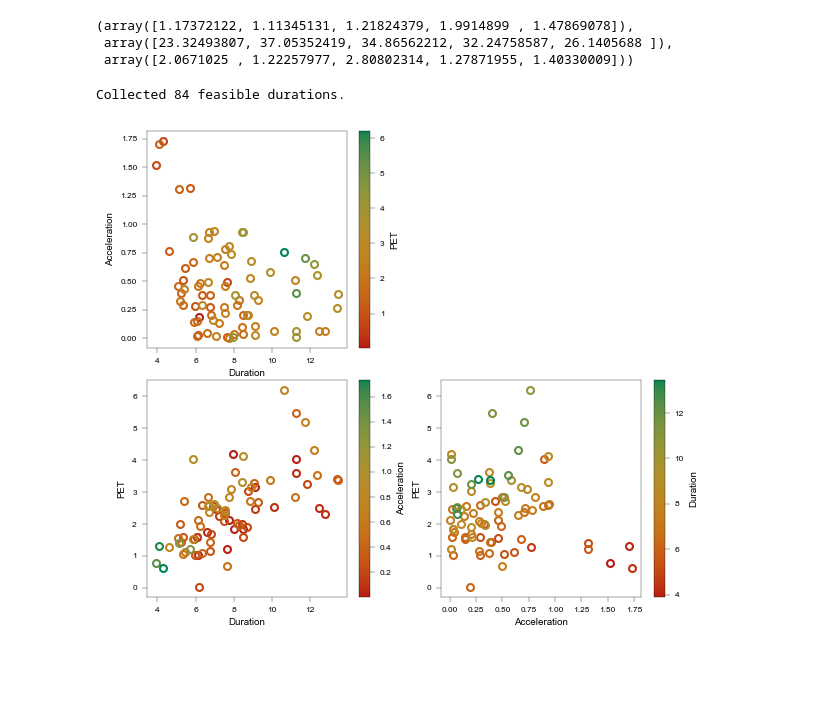
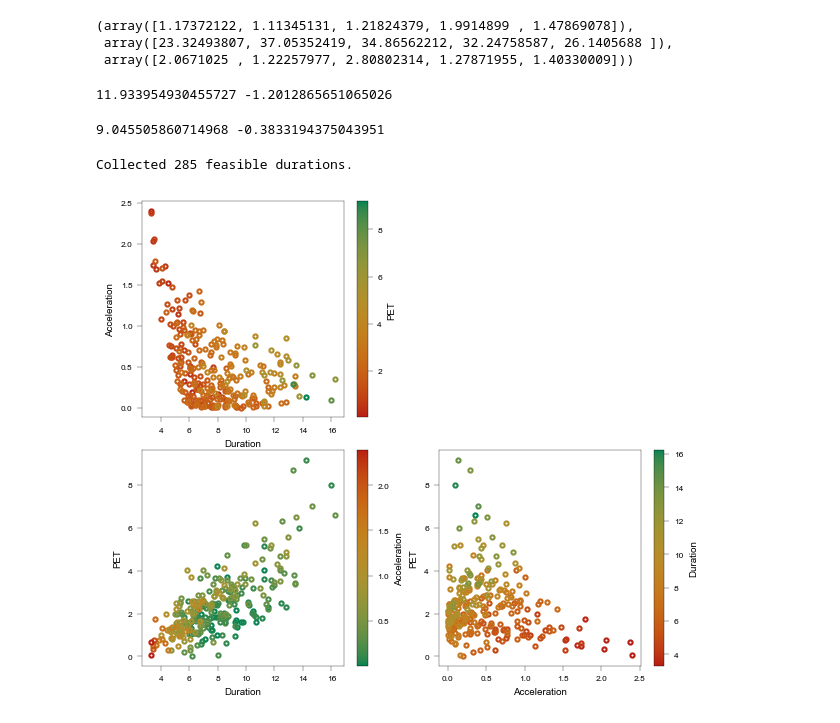
Before and after one commit to EPFL-ENAC/LUTS-pneuma-simulator, a Jupyter notebook: notebooks/discrete.ipynb, the cells around one changed output. Drawn from its saved outputs; the diff is of its cells as text; code cells hidden in the pictures; blank space fills up the shorter version.

```diff
--- a/notebooks/discrete.ipynb
+++ b/notebooks/discrete.ipynb
@@ -948,7 +947,7 @@ c_lam, c_v0 * factor, c_s0
 # %%
 seed = 1024
 rng = default_rng(seed)
-epochs = 500  # number of samples per scenario
+epochs = 1500  # number of samples per scenario
 verbose = False
 Dt_list = []
 PET_list = []
@@ -1060,7 +1059,9 @@ for _ in trange(epochs):
 Dt_array = np.array(Dt_list)
 print(f"Collected {len(Dt_array)} feasible durations.")
 # %% [output]
-Collected 84 feasible durations.
+11.933954930455727 -1.2012865651065026
+9.045505860714968 -0.3833194375043951
+Collected 285 feasible durations.
 # %%
 PET_array = np.array(PET_list)
 a_array = np.array(a_list)
@@ -1069,46 +1070,60 @@ A = Dt_array[mask]
 B = PET_array[mask]
 C = a_array[mask]
 # %%
+%matplotlib inline
 fig, axes = plt.subplots(2, 2, figsize=(6, 5))
 fig.delaxes(axes[0, 1])  # corner layout
 
 
-def plot_rings(ax, x, y, color_var, cmap, xlabel, ylabel, color_label, markersize=5, lw=1.5):
+def plot_rings(
+    ax, x, y, color_var, cmap, xlabel, ylabel, color_label,
+    markersize=3, lw=1.5, reverse_cmap=False, reverse_order=False
+):
+    # optionally flip cmap
+    if reverse_cmap:
+        cmap = cmap.reversed()
+
+    # optionally flip drawing order
     idx = np.argsort(color_var)
+    if reverse_order:
+        idx = idx[::-1]
+
     norm = Normalize(vmin=color_var.min(), vmax=color_var.max())
     for xi, yi, ci in zip(x[idx], y[idx], color_var[idx]):
         ax.plot(
-            xi,
-            yi,
+            xi, yi,
             marker="o",
             fillstyle="none",
             markersize=markersize,
             markeredgecolor=cmap(norm(ci)),
             markeredgewidth=lw,
             linestyle="None",
             zorder=10,
         )
+
     ax.set_xlabel(xlabel)
     ax.set_ylabel(ylabel)
-    # ScalarMappable for colorbar
+
+    # colorbar
     sm = ScalarMappable(cmap=cmap, norm=norm)
     sm.set_array([])
     fig.colorbar(sm, ax=ax, label=color_label)
 
 
+
 # Top-left: Duration vs Acceleration, color = PET
-plot_rings(axes[0, 0], A, C, B, cmap, "Duration", "Acceleration", color_label="PET")
+plot_rings(axes[0, 0], A, C, B, cmap, "Duration", "Acceleration", color_label="PET", reverse_order=False)
 
 # Bottom-left: Duration vs PET, color = Acceleration
-plot_rings(axes[1, 0], A, B, C, cmap, "Duration", "PET", color_label="Acceleration")
+plot_rings(axes[1, 0], A, B, C, cmap.reversed(), "Duration", "PET", color_label="Acceleration", reverse_order=False)
 
 # Bottom-right: Acceleration vs PET, color = Duration
-plot_rings(axes[1, 1], C, B, A, cmap, "Acceleration", "PET", color_label="Duration")
+plot_rings(axes[1, 1], C, B, A, cmap, "Acceleration", "PET", color_label="Duration", reverse_order=False)
 
 plt.tight_layout(pad=0.2)
 plt.show()
 # %% [output]
-[figure, old version]
+[figure, new version]
 # %%
 # -----------------------------
 # Example LC duration data (replace with your own)
```
Also changed, not shown: parts of 5 cells of this notebook.
